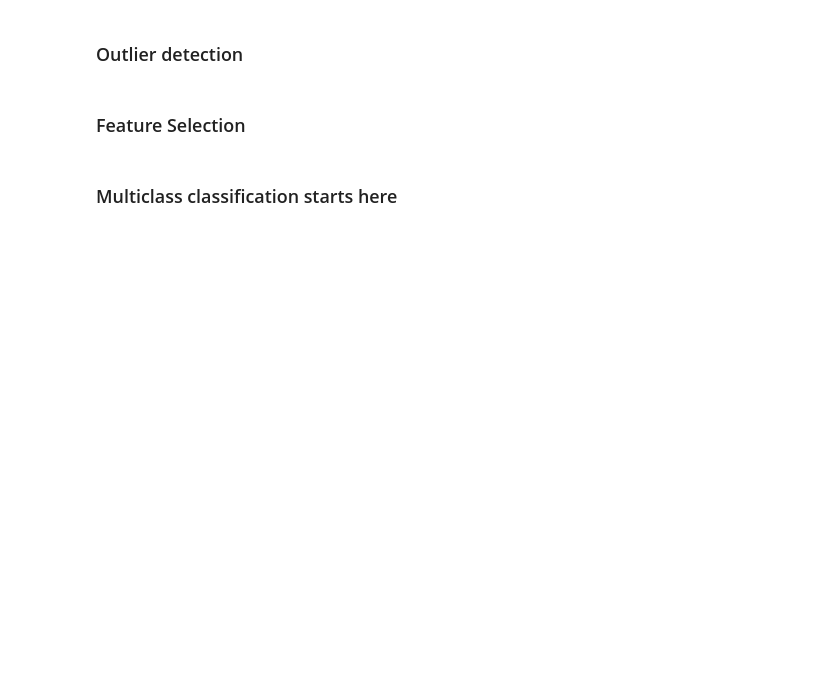
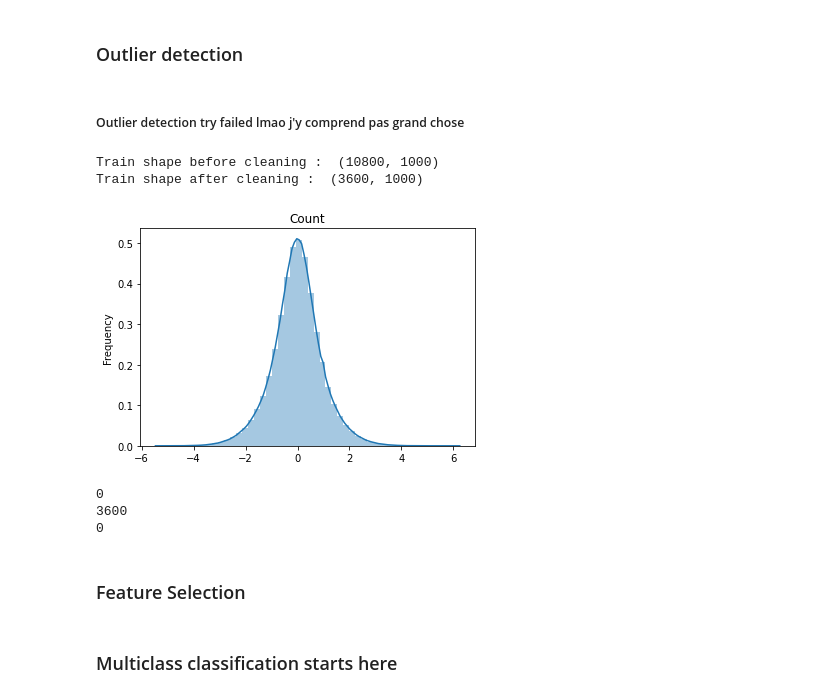
Before and after one commit to AugusteLef/DiseaseClassification, a Jupyter notebook: Niels.ipynb, the cells around one changed output. Saved outputs shown, nothing was run; the diff lists cells and outputs as text; code cells hidden in the pictures; blank space fills up the shorter version.

```diff
--- a/Niels.ipynb
+++ b/Niels.ipynb
@@ -67,0 +66,10 @@ print(X_train_wt_null.shape)
+# %%
+def display_freq(y_train):
+    sns.distplot(y_train)
+    plt.ylabel('Frequency')
+    plt.title('Count')
+
+    plt.show()
+    print(sum(y_train['y']==0))
+    print(sum(y_train['y']==1))
+    print(sum(y_train['y']==2))
@@ -67,0 +82,10 @@ print(X_train_wt_null.shape)
+# %%
+sm = SMOTE()
+
+print("Before SMOTE : ")
+display_freq(y_train)
+
+x_train, y_train = sm.fit_resample(X_train, y_train)
+
+print("After SMOTE : ")
+display_freq(y_train)
@@ -68,4 +103,54 @@ print(X_train_wt_null.shape)
 # %% [markdown]
 ### Outlier detection
+# %% [markdown]
+##### Outlier detection try failed lmao j'y comprend pas grand chose
+# %%
+def cleanXydata(X_train, y_train):
+    x_train =  X_train.fillna(X_train.median())
+
+    #refill id
+    y_train.columns = ["y"]
+    y_train["id"] = y_train.index
+    y_train = y_train[["id", "y"]]
+    x_train["id"] = x_train.index
+
+    train_data = pd.merge(left=x_train, right=y_train, how='inner').drop(columns=['id'])
+
+    types = train_data['y'].unique()
+    d = {type : train_data[train_data['y'] == type] for type in types}
+
+    # Set the quantile
+    low = .25
+    high = .75
+
+    bounds = {}
+    for type in types:
+        filt_df = d[type].loc[:, d[type].columns != 'Type'] # Remove 'Type' Column
+        quant_df = filt_df.quantile([low, high])
+        IQR = quant_df.iloc[1,:]-  quant_df.iloc[0,:]
+        quant_df.iloc[0,:] = quant_df.iloc[0,:] - 1.5*IQR
+        quant_df.iloc[1,:] = quant_df.iloc[1,:] + 1.5*IQR
+        bounds[type] = quant_df
+
+
+    # Define our new dataset by removing the outliers
+    filt_df = d[1].loc[:, d[1].columns != 'y'] # Remove 'Type' Column
+    filt_df = filt_df.apply(lambda x: x[(x>bounds[1].loc[low,x.name]) & (x < bounds[1].loc[high,x.name])], axis=0)
+    filt_df = pd.concat([filt_df,d[1].loc[:,'y']], axis=1)
+    filt_df = filt_df.fillna(filt_df.median())
+
+    return filt_df.drop(columns=['y']), filt_df
+
+print("Train shape before cleaning : ", x_train.shape)
+x_train,y_train = cleanXydata(x_train, y_train)
+print("Train shape after cleaning : ", x_train.shape)
+display_freq(y_train)
+# %% [output]
+Train shape before cleaning :  (10800, 1000)
+Train shape after cleaning :  (3600, 1000)
+[figure, added]
+0
+3600
+0
 # %% [markdown]
 ### Feature Selection
```
Also changed, not shown: parts of 28 cells of this notebook, 2 other files.
